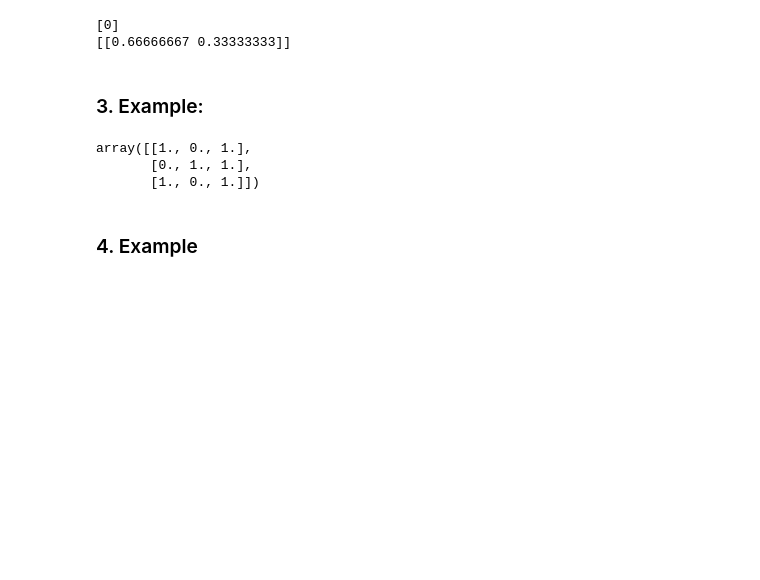
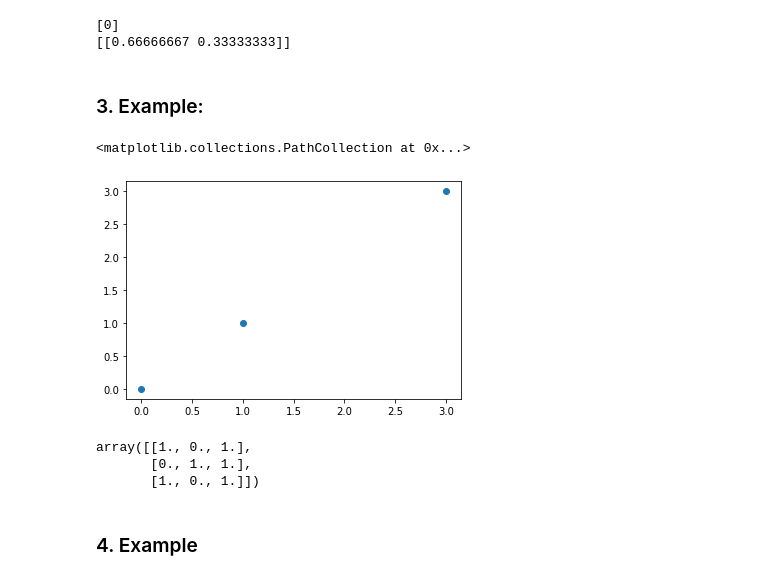
Before and after one commit to Clapiniella/data_science_jun_2020, a Jupyter notebook: week8/day4/theory/knn.ipynb, the cells around one changed output. Saved outputs shown, nothing was run; the diff lists cells and outputs as text; code cells hidden in the pictures; blank space fills up the shorter version.

```diff
--- a/week8/day4/theory/knn.ipynb
+++ b/week8/day4/theory/knn.ipynb
@@ -137,6 +152,11 @@ print(neigh.predict_proba([[0.9]]))
 [[0.66666667 0.33333333]]
 # %% [markdown]
 ### 3. Example:
+# %%
+plt.scatter([0, 1, 3], [0, 1, 3])
+# %% [output]
+<matplotlib.collections.PathCollection at 0x...>
+[figure, added]
 # %%
 from sklearn.neighbors import NearestNeighbors
 X = [[0], [3], [1]]
```
Also changed, not shown: parts of 11 cells of this notebook, 2 other files.
